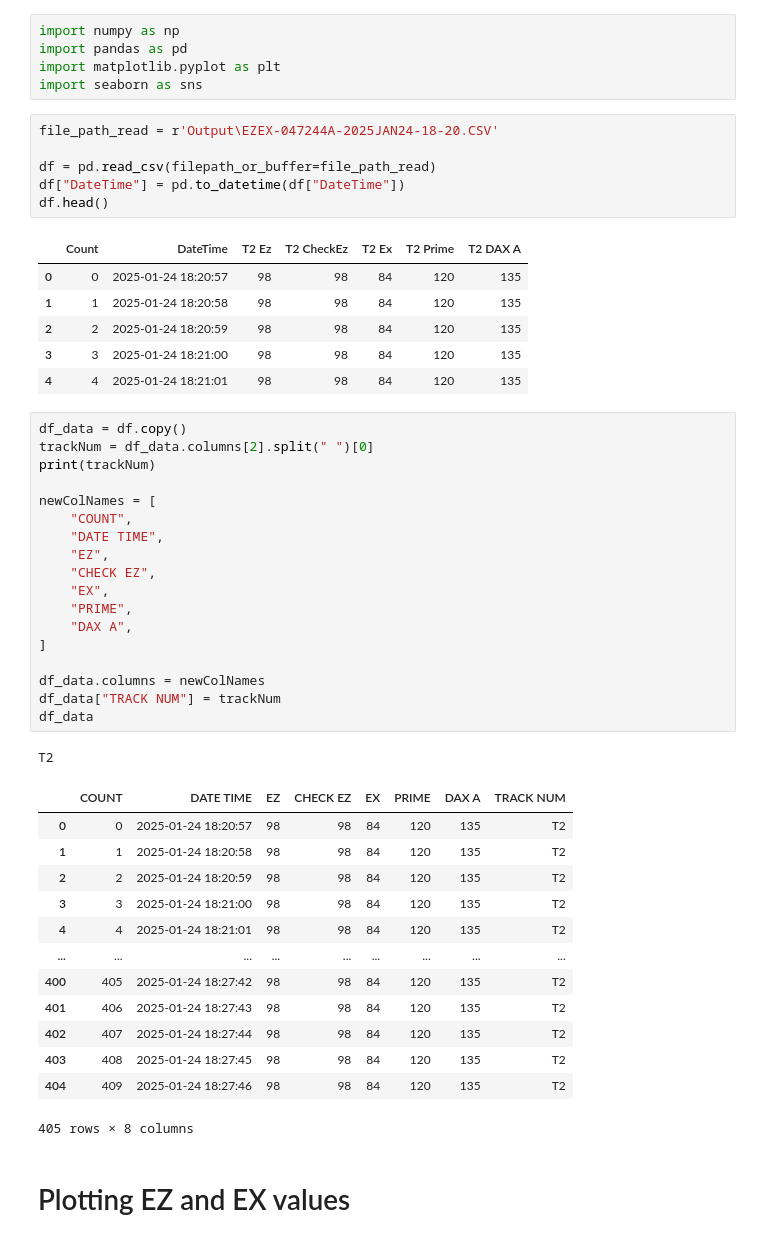
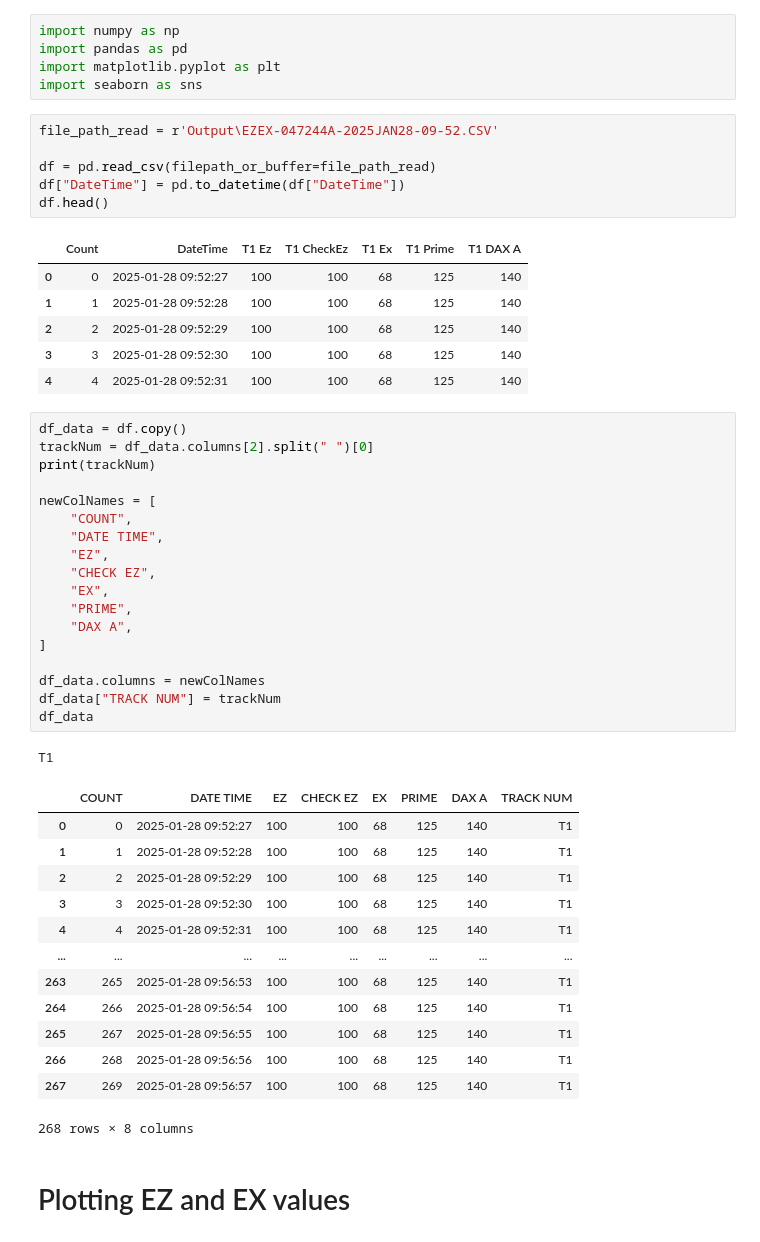
Before and after one commit to David-L-Roberts/GCP_Log_Parser, a Jupyter notebook: test_003.ipynb, the cells around one changed output. Drawn from its saved outputs; the diff is of its cells as text.

```diff
--- a/test_003.ipynb
+++ b/test_003.ipynb
@@ -12,18 +12,18 @@ import pandas as pd
 import matplotlib.pyplot as plt
 import seaborn as sns
 # %%
-file_path_read = r'Output\EZEX-047244A-2025JAN24-18-20.CSV'
+file_path_read = r'Output\EZEX-047244A-2025JAN28-09-52.CSV'
 
 df = pd.read_csv(filepath_or_buffer=file_path_read)
 df["DateTime"] = pd.to_datetime(df["DateTime"])
 df.head()
 # %% [output]
-|  | Count | DateTime | T2 Ez | T2 CheckEz | T2 Ex | T2 Prime | T2 DAX A |
-| 0 | 0 | 2025-01-24 18:20:57 | 98 | 98 | 84 | 120 | 135 |
-| 1 | 1 | 2025-01-24 18:20:58 | 98 | 98 | 84 | 120 | 135 |
-| 2 | 2 | 2025-01-24 18:20:59 | 98 | 98 | 84 | 120 | 135 |
-| 3 | 3 | 2025-01-24 18:21:00 | 98 | 98 | 84 | 120 | 135 |
-| 4 | 4 | 2025-01-24 18:21:01 | 98 | 98 | 84 | 120 | 135 |
+|  | Count | DateTime | T1 Ez | T1 CheckEz | T1 Ex | T1 Prime | T1 DAX A |
+| 0 | 0 | 2025-01-28 09:52:27 | 100 | 100 | 68 | 125 | 140 |
+| 1 | 1 | 2025-01-28 09:52:28 | 100 | 100 | 68 | 125 | 140 |
+| 2 | 2 | 2025-01-28 09:52:29 | 100 | 100 | 68 | 125 | 140 |
+| 3 | 3 | 2025-01-28 09:52:30 | 100 | 100 | 68 | 125 | 140 |
+| 4 | 4 | 2025-01-28 09:52:31 | 100 | 100 | 68 | 125 | 140 |
 # %%
 df_data = df.copy()
 trackNum = df_data.columns[2].split(" ")[0]
@@ -43,20 +43,20 @@ df_data.columns = newColNames
 df_data["TRACK NUM"] = trackNum
 df_data
 # %% [output]
-T2
+T1
 |  | COUNT | DATE TIME | EZ | CHECK EZ | EX | PRIME | DAX A | TRACK NUM |
-| 0 | 0 | 2025-01-24 18:20:57 | 98 | 98 | 84 | 120 | 135 | T2 |
-| 1 | 1 | 2025-01-24 18:20:58 | 98 | 98 | 84 | 120 | 135 | T2 |
-| 2 | 2 | 2025-01-24 18:20:59 | 98 | 98 | 84 | 120 | 135 | T2 |
-| 3 | 3 | 2025-01-24 18:21:00 | 98 | 98 | 84 | 120 | 135 | T2 |
-| 4 | 4 | 2025-01-24 18:21:01 | 98 | 98 | 84 | 120 | 135 | T2 |
+| 0 | 0 | 2025-01-28 09:52:27 | 100 | 100 | 68 | 125 | 140 | T1 |
+| 1 | 1 | 2025-01-28 09:52:28 | 100 | 100 | 68 | 125 | 140 | T1 |
+| 2 | 2 | 2025-01-28 09:52:29 | 100 | 100 | 68 | 125 | 140 | T1 |
+| 3 | 3 | 2025-01-28 09:52:30 | 100 | 100 | 68 | 125 | 140 | T1 |
+| 4 | 4 | 2025-01-28 09:52:31 | 100 | 100 | 68 | 125 | 140 | T1 |
 | ... | ... | ... | ... | ... | ... | ... | ... | ... |
-| 400 | 405 | 2025-01-24 18:27:42 | 98 | 98 | 84 | 120 | 135 | T2 |
-| 401 | 406 | 2025-01-24 18:27:43 | 98 | 98 | 84 | 120 | 135 | T2 |
-| 402 | 407 | 2025-01-24 18:27:44 | 98 | 98 | 84 | 120 | 135 | T2 |
-| 403 | 408 | 2025-01-24 18:27:45 | 98 | 98 | 84 | 120 | 135 | T2 |
-| 404 | 409 | 2025-01-24 18:27:46 | 98 | 98 | 84 | 120 | 135 | T2 |
+| 263 | 265 | 2025-01-28 09:56:53 | 100 | 100 | 68 | 125 | 140 | T1 |
+| 264 | 266 | 2025-01-28 09:56:54 | 100 | 100 | 68 | 125 | 140 | T1 |
+| 265 | 267 | 2025-01-28 09:56:55 | 100 | 100 | 68 | 125 | 140 | T1 |
+| 266 | 268 | 2025-01-28 09:56:56 | 100 | 100 | 68 | 125 | 140 | T1 |
+| 267 | 269 | 2025-01-28 09:56:57 | 100 | 100 | 68 | 125 | 140 | T1 |
-405 rows × 8 columns
+268 rows × 8 columns
 # %% [markdown]
 # Plotting EZ and EX values
 # %%
```
Also changed, not shown: parts of 2 cells of this notebook, 4 other files.
